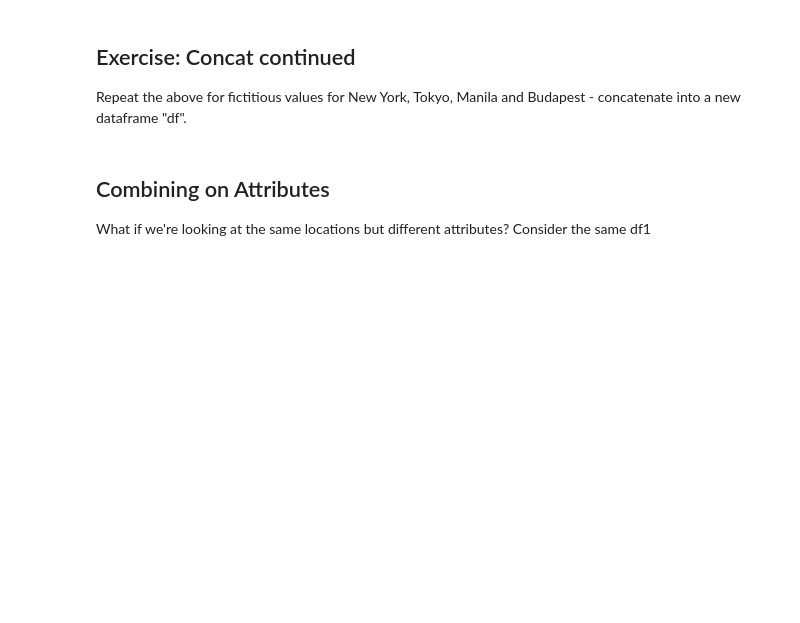
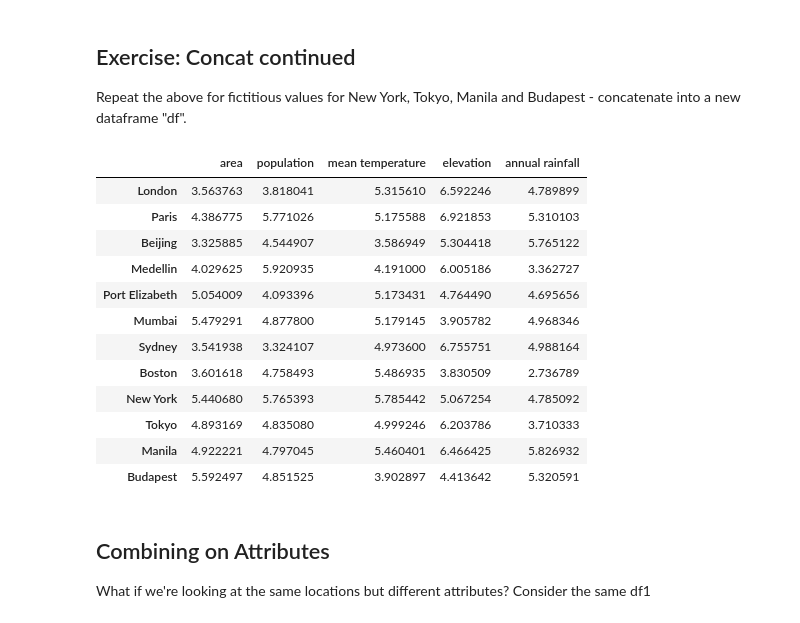
Before and after one commit to beatricesoresina/QM2, a Jupyter notebook: notebooks/W06. Merging and Joining.ipynb, the cells around one changed output. Cells and saved outputs as stored; diff of their text form; code cells hidden in the pictures; blank space fills up the shorter version.

```diff
--- a/notebooks/W06. Merging and Joining.ipynb
+++ b/notebooks/W06. Merging and Joining.ipynb
@@ -152,6 +155,29 @@ df3
 ## Exercise: Concat continued
 
 Repeat the above for fictitious values for New York, Tokyo, Manila and Budapest - concatenate into a new dataframe "df".
+# %%
+# Step 1: Create a new DataFrame with fictitious data for the additional cities
+additional_cities = pd.DataFrame(5 + np.random.randn(4, 5),
+                                 columns=['area', 'population', 'mean temperature', 'elevation', 'annual rainfall'])
+additional_cities.index = ['New York', 'Tokyo', 'Manila', 'Budapest']
+
+# Step 2: Concatenate this new DataFrame with df3
+df = pd.concat([df3, additional_cities])
+df
+# %% [output]
+|  | area | population | mean temperature | elevation | annual rainfall |
+| London | 3.563763 | 3.818041 | 5.315610 | 6.592246 | 4.789899 |
+| Paris | 4.386775 | 5.771026 | 5.175588 | 6.921853 | 5.310103 |
+| Beijing | 3.325885 | 4.544907 | 3.586949 | 5.304418 | 5.765122 |
+| Medellin | 4.029625 | 5.920935 | 4.191000 | 6.005186 | 3.362727 |
+| Port Elizabeth | 5.054009 | 4.093396 | 5.173431 | 4.764490 | 4.695656 |
+| Mumbai | 5.479291 | 4.877800 | 5.179145 | 3.905782 | 4.968346 |
+| Sydney | 3.541938 | 3.324107 | 4.973600 | 6.755751 | 4.988164 |
+| Boston | 3.601618 | 4.758493 | 5.486935 | 3.830509 | 2.736789 |
+| New York | 5.440680 | 5.765393 | 5.785442 | 5.067254 | 4.785092 |
+| Tokyo | 4.893169 | 4.835080 | 4.999246 | 6.203786 | 3.710333 |
+| Manila | 4.922221 | 4.797045 | 5.460401 | 6.466425 | 5.826932 |
+| Budapest | 5.592497 | 4.851525 | 3.902897 | 4.413642 | 5.320591 |
 # %% [markdown]
 ## Combining on Attributes
 
```
Also changed, not shown: parts of 28 cells of this notebook.
